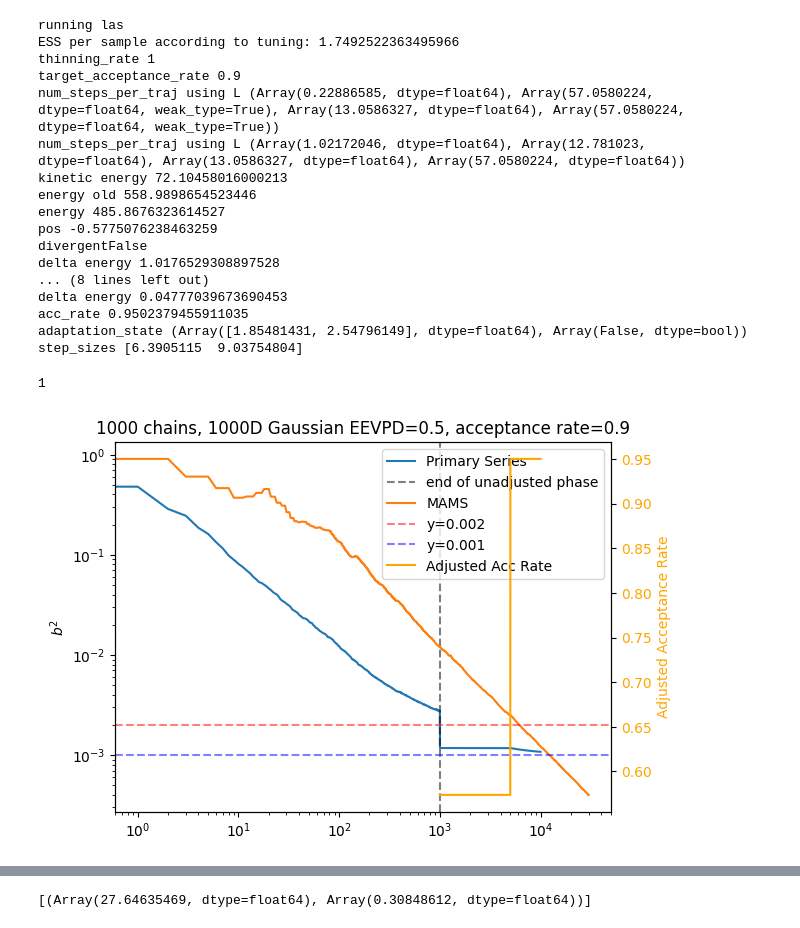
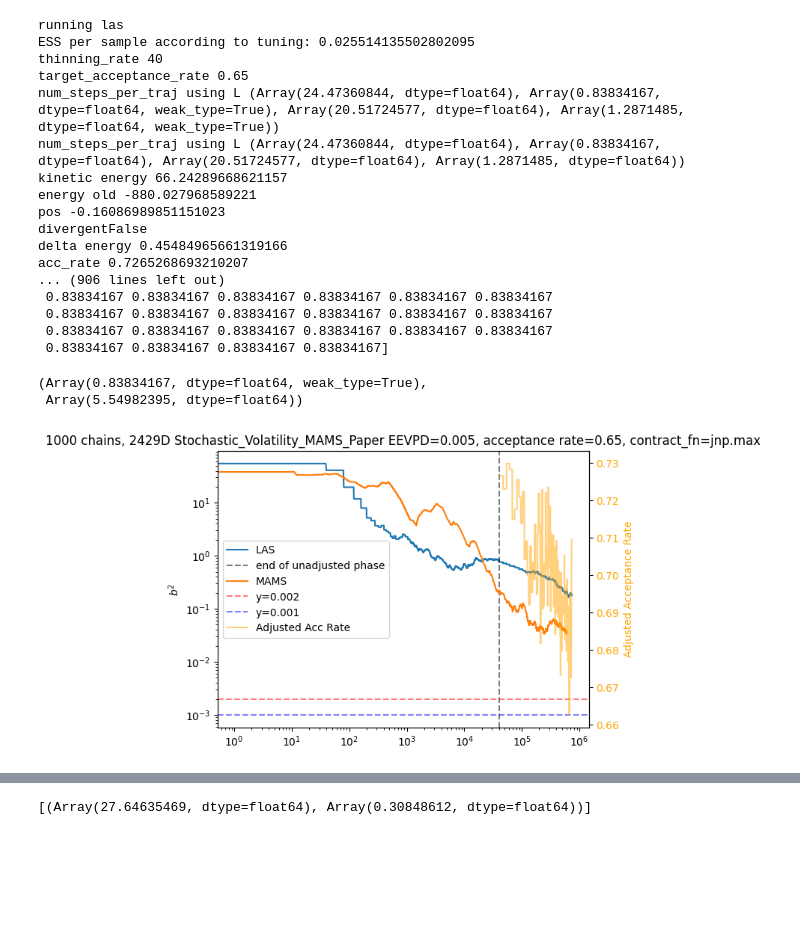
Before and after one commit to reubenharry/sampler-benchmarks, a Jupyter notebook: sampler-comparison/sampler_comparison/samplers/las.ipynb, the cells around one changed output, grey strips where cells are left out. Drawn from its saved outputs; the diff is of its cells as text; code cells hidden in the pictures; blank space fills up the shorter version.

```diff
--- a/sampler-comparison/sampler_comparison/samplers/las.ipynb
+++ b/sampler-comparison/sampler_comparison/samplers/las.ipynb
@@ -294,35 +299,36 @@ model = IllConditionedGaussian(ndims=1000, condition_number=1, eigenvalues='log'
 # %%
 # run las on banana
 # num_steps1 = 1000
-num_adjusted_steps = 2
+num_adjusted_steps = 100
 num_chains = 1000
 diagonal_preconditioning = False
-target_eevpd = 5e-1
+target_eevpd = 5e-3
+target_acceptance_rate = 0.65
 print("running las")
 # sampler = las(num_adjusted_steps, num_chains, diagonal_preconditioning, target_eevpd=2e-8)
-sampler = las(num_adjusted_steps, num_chains, diagonal_preconditioning, target_eevpd=target_eevpd, target_acceptance_rate=0.9, adjusted_integrator_type="velocity_verlet", unadjusted_integrator_type="velocity_verlet")
+sampler = las(num_adjusted_steps, num_chains, diagonal_preconditioning, target_eevpd=target_eevpd, target_acceptance_rate=target_acceptance_rate, adjusted_integrator_type="velocity_verlet", unadjusted_integrator_type="velocity_verlet")
 unadjusted_samples, adjusted_samples, infos, num_steps_unadjusted, step_sizes, unadjusted_num_grads_per_step, adjusted_num_grads_per_step, step_size_after_unadjusted_tuning, adjusted_num_grads_per_integrator_step = sampler(model, key=jax.random.key(1))
 # unadjusted_samples = sampler(model, key=jax.random.key(0))
 # print(samples)
 # print(samples.shape)
 # %% [output]
 running las
-ESS per sample according to tuning: 1.7492522363495966
-thinning_rate 1
-target_acceptance_rate 0.9
-num_steps_per_traj using L (Array(0.22886585, dtype=float64), Array(57.0580224, dtype=float64, weak_type=True), Array(13.0586327, dtype=float64), Array(57.0580224, dtype=float64, weak_type=True))
-num_steps_per_traj using L (Array(1.02172046, dtype=float64), Array(12.781023, dtype=float64), Array(13.0586327, dtype=float64), Array(57.0580224, dtype=float64))
-kinetic energy 72.10458016000213
-energy old 558.9898654523446
-energy 485.8676323614527
-pos -0.5775076238463259
+ESS per sample according to tuning: 0.025514135502802095
+thinning_rate 40
+target_acceptance_rate 0.65
+num_steps_per_traj using L (Array(24.47360844, dtype=float64), Array(0.83834167, dtype=float64, weak_type=True), Array(20.51724577, dtype=float64), Array(1.2871485, dtype=float64, weak_type=True))
+num_steps_per_traj using L (Array(24.47360844, dtype=float64), Array(0.83834167, dtype=float64), Array(20.51724577, dtype=float64), Array(1.2871485, dtype=float64))
+kinetic energy 66.24289668621157
+energy old -880.027968589221
+pos -0.16086989851151023
 divergentFalse
-delta energy 1.0176529308897528
-... (8 lines left out)
-delta energy 0.04777039673690453
-acc_rate 0.9502379455911035
-adaptation_state (Array([1.85481431, 2.54796149], dtype=float64), Array(False, dtype=bool))
-step_sizes [6.3905115  9.03754804]
+delta energy 0.45484965661319166
+acc_rate 0.7265268693210207
+... (906 lines left out)
+ 0.83834167 0.83834167 0.83834167 0.83834167 0.83834167 0.83834167
+ 0.83834167 0.83834167 0.83834167 0.83834167 0.83834167 0.83834167
+ 0.83834167 0.83834167 0.83834167 0.83834167 0.83834167 0.83834167
+ 0.83834167 0.83834167 0.83834167 0.83834167]
 # %%
 
 unadjusted_samples = jax.vmap(model.default_event_space_bijector)(unadjusted_samples)
@@ -334,5 +342,7 @@ adjusted_samples = jax.vmap(jax.vmap(model.default_event_space_bijector))(adjust
 # %%
-adjusted_error_at_each_step = ((((adjusted_samples**2).mean(axis=1) - model.sample_transformations["square"].ground_truth_mean[None, :])**2)/(model.sample_transformations["square"].ground_truth_standard_deviation[None, :]**2)).mean(axis=-1)
+
+
+adjusted_error_at_each_step = ((((adjusted_samples**2).mean(axis=1) - model.sample_transformations["square"].ground_truth_mean[None, :])**2)/(model.sample_transformations["square"].ground_truth_standard_deviation[None, :]**2)).max(axis=-1)
 
 # adjusted_error_at_each_step = np.concatenate([[0], adjusted_error_at_each_step])
 adjusted_error_at_each_step = np.repeat(adjusted_error_at_each_step, np.ceil(infos.num_integration_steps.mean(axis=1)).astype(jnp.int32)*num_chains*adjusted_num_grads_per_integrator_step)
@@ -341,20 +351,20 @@ adjusted_acc_rate_at_each_step = np.repeat(infos.acceptance_rate.mean(axis=1), n
 
 
 
-cumulative_adjusted_error_at_each_step = np.cumsum(adjusted_error_at_each_step)/np.arange(1, adjusted_error_at_each_step.shape[0]+1)
+# cumulative_adjusted_error_at_each_step = np.cumsum(adjusted_error_at_each_step)/np.arange(1, adjusted_error_at_each_step.shape[0]+1)
 
 unadjusted_error_at_each_step = get_standardized_squared_error(
     unadjusted_samples[None, :, :],
     f=model.sample_transformations["square"].fn,
     E_f=model.sample_transformations["square"].ground_truth_mean,
     Var_f=model.sample_transformations["square"].ground_truth_standard_deviation**2,
-    contract_fn=jnp.mean
+    contract_fn=jnp.max
     )[0]
 
 unadjusted_error_at_each_step = np.repeat(unadjusted_error_at_each_step, unadjusted_num_grads_per_step)
 
 
-full = np.concatenate([unadjusted_error_at_each_step, cumulative_adjusted_error_at_each_step])
+full = np.concatenate([unadjusted_error_at_each_step, adjusted_error_at_each_step])
 # %%
 from sampler_comparison.samplers.microcanonicalmontecarlo.adjusted import (
     adjusted_mclmc,
@@ -362,7 +372,7 @@ from sampler_comparison.samplers.microcanonicalmontecarlo.adjusted import (
 
 sampler = adjusted_mclmc(
     num_adjusted_tuning_steps=500,num_unadjusted_tuning_steps=1000,
-    target_acc_rate=0.9,
+    target_acc_rate=0.65,
     diagonal_preconditioning=False, integrator_type='velocity_verlet',
     return_samples=True)
 
@@ -371,21 +381,22 @@ mams_samples, mams_infos = sampler(
     model=model,
     key=jax.random.key(0),
     initial_position=jax.random.normal(jax.random.key(0), shape=(model.ndims,)),
-    num_steps=10000
+    num_steps=100000
 )
 # %%
-mams_infos['num_grads_per_proposal']
-infos.acceptance_rate.mean(axis=1)[4].item()
-unadjusted_num_grads_per_step
+mams_infos['step_size'], mams_infos['L']
+# infos.acceptance_rate.mean(axis=1)[4].item()
+# unadjusted_num_grads_per_step
 # %% [output]
-1
+(Array(0.83834167, dtype=float64, weak_type=True),
+ Array(5.54982395, dtype=float64))
 # %%
 mams_adjusted_error_at_each_step = get_standardized_squared_error(
     mams_samples[None, :, :],
     f=model.sample_transformations["square"].fn,
     E_f=model.sample_transformations["square"].ground_truth_mean,
     Var_f=model.sample_transformations["square"].ground_truth_standard_deviation**2,
-    contract_fn=jnp.mean
+    contract_fn=jnp.max
     )[0]
 
 mams_adjusted_error_at_each_step = np.repeat(mams_adjusted_error_at_each_step, mams_infos['num_grads_per_proposal'].astype(jnp.int32))
@@ -396,7 +407,7 @@ cutoff = 0 * unadjusted_num_grads_per_step
 fig, ax1 = plt.subplots()
 
 # Plot on primary y-axis (ax1)
-l1 = ax1.plot(full[cutoff:], label='Primary Series')[0]
+l1 = ax1.plot(full[cutoff:], label='LAS')[0]
 ax1.set_yscale('log')
 ax1.set_xscale('log')
 # Vertical line at the end of the unadjusted phase
@@ -405,32 +416,33 @@ ax1.axvline(x=unadjusted_error_at_each_step.shape[0] - cutoff, color='black', li
 l2 = ax1.plot(mams_adjusted_error_at_each_step, label='MAMS')[0]
 # Horizontal reference line
 l3 = ax1.axhline(y=2/num_chains, color='red', linestyle='--', alpha=0.5, label=f'y={2/num_chains}')
 l3 = ax1.axhline(y=1/num_chains, color='blue', linestyle='--', alpha=0.5, label=f'y={1/num_chains}')
 ax1.set_ylabel('$b^2$')
-ax1.set_title(f"{num_chains} chains, {model.ndims}D Gaussian EEVPD={target_eevpd}, acceptance rate=0.9")
+ax1.set_title(f"{num_chains} chains, {model.ndims}D {model.name} EEVPD={target_eevpd}, acceptance rate={target_acceptance_rate}, contract_fn=jnp.max")
 
 
 
 # Setup secondary y-axis (ax2)
 ax2 = ax1.twinx()
 # only dots, not connected
 ys = np.concatenate([np.zeros((unadjusted_error_at_each_step.shape[0]+1))+jnp.nan, adjusted_acc_rate_at_each_step])
 l4 = ax2.plot(ys,
 
     color='orange',
     label='Adjusted Acc Rate',
+    alpha=0.5
 
 
     )[0]
 
 ax2.set_ylabel('Adjusted Acceptance Rate', color='orange')
 ax2.tick_params(axis='y', labelcolor='orange')
 
 # Combine all legend handles
 handles1, labels1 = ax1.get_legend_handles_labels()
 handles2, labels2 = ax2.get_legend_handles_labels()
 ax1.legend(handles1 + handles2, labels1 + labels2, loc='best')
 
 plt.show()
 # %% [output]
-[figure, old version]
+[figure, new version]
```
Also changed, not shown: parts of 4 cells of this notebook, 4 other files.
